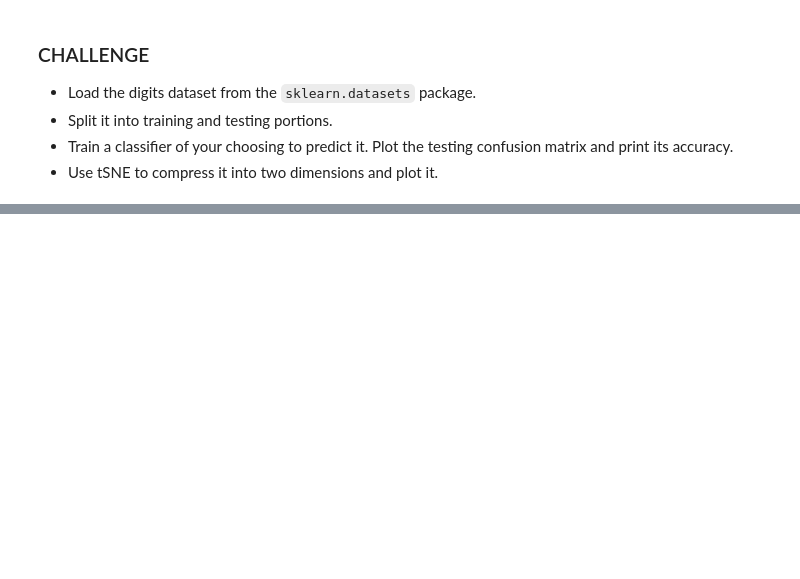
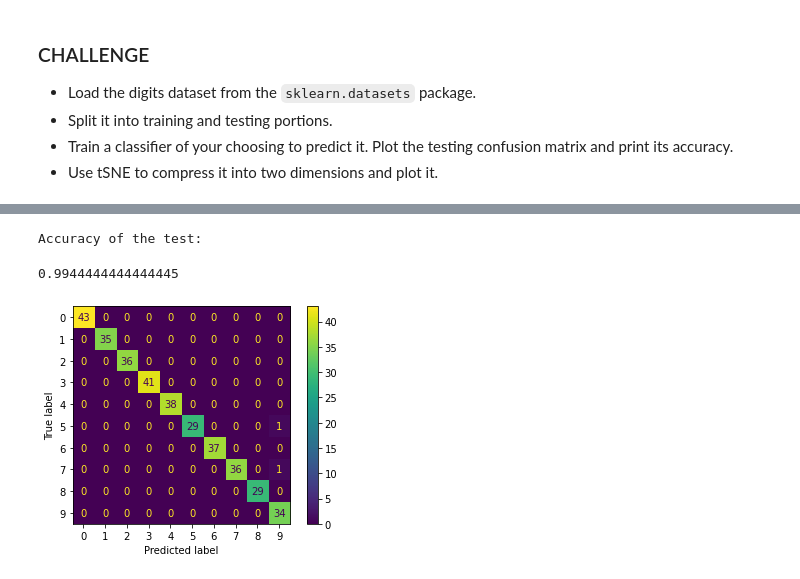
Before and after one commit to jasonsommer/cs6600-notebooks, a Jupyter notebook: 11-introduction-to-sklearn.ipynb, the cells around one changed output, grey strips where cells are left out. Saved outputs shown, nothing was run; the diff lists cells and outputs as text; code cells hidden in the pictures; blank space fills up the shorter version.

```diff
--- a/11-introduction-to-sklearn.ipynb
+++ b/11-introduction-to-sklearn.ipynb
@@ -800,0 +814,8 @@ ax.scatter(
+# %%
+plot_confusion_matrix(nn, X_test, y_test)
+print("Accuracy of the test:")
+accuracy_score(y_test, nn.predict(X_test))
+# %% [output]
+Accuracy of the test:
+0.9944444444444445
+[figure, added]
```
Also changed, not shown: parts of 37 cells of this notebook.
